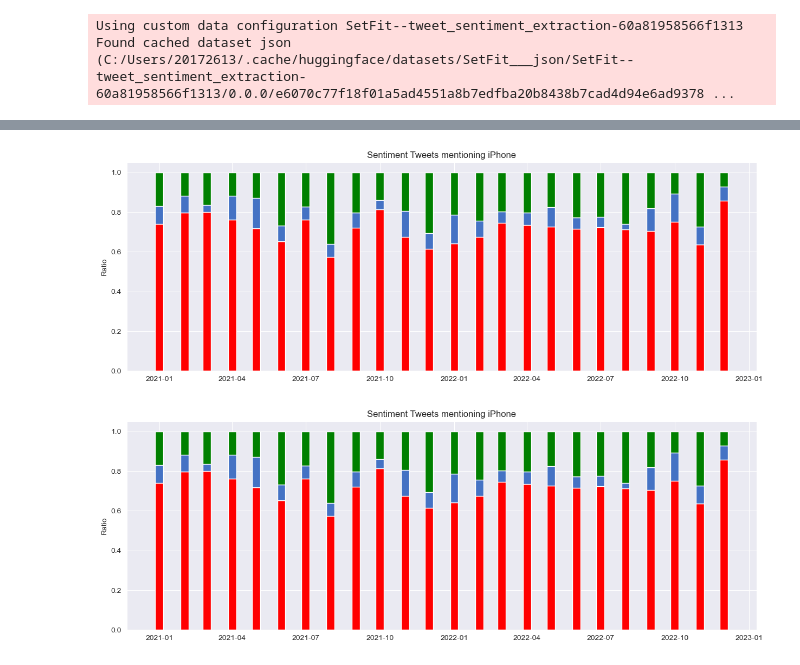
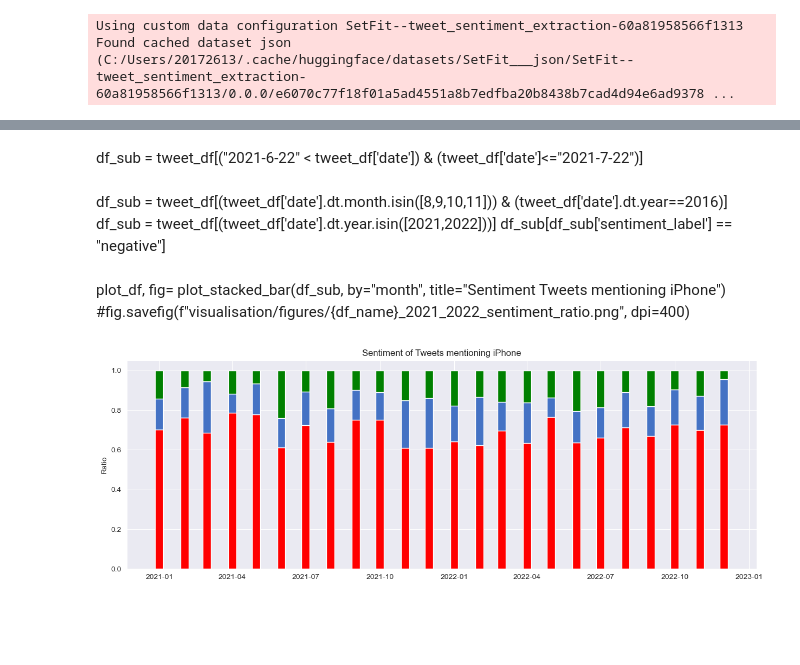
Before and after one commit to jmniederle/product-sentiment, a Jupyter notebook: demo.ipynb, the cells around one changed output, grey strips where cells are left out. Saved outputs shown, nothing was run; the diff lists cells and outputs as text; code cells hidden in the pictures; blank space fills up the shorter version.

```diff
--- a/demo.ipynb
+++ b/demo.ipynb
@@ -62,13 +36,17 @@ df_sub = tweet_df[(tweet_df['date'].dt.year.isin([2021,2022]))]
+# %% [markdown]
+df_sub = tweet_df[("2021-6-22" < tweet_df['date']) & (tweet_df['date']<="2021-7-22")]
+# %% [markdown]
+df_sub = tweet_df[(tweet_df['date'].dt.month.isin([8,9,10,11])) & (tweet_df['date'].dt.year==2016)]
+df_sub = tweet_df[(tweet_df['date'].dt.year.isin([2021,2022]))]
+df_sub[df_sub['sentiment_label'] == "negative"]
+# %% [markdown]
+plot_df, fig= plot_stacked_bar(df_sub, by="month", title="Sentiment Tweets mentioning iPhone")
+#fig.savefig(f"visualisation/figures/{df_name}_2021_2022_sentiment_ratio.png", dpi=400)
 # %%
-plot_df, fig= plot_stacked_bar(df_sub, by="month", title="Sentiment Tweets mentioning iPhone")
-fig.savefig(f"visualisation/figures/{df_name}_2021_2022_sentiment_ratio.png", dpi=400)
+plot_df, fig = plot_stacked_bar(tweet_df, by="month", title="Sentiment of Tweets mentioning iPhone")
+fig.savefig(f"visualisation/figures/{df_name}_sentiment_ratio.png", dpi=400)
 # %% [output]
-[figure, old version]
+[figure, new version]
-# %%
-plot_df, fig = plot_stacked_bar(tweet_df, by="month", title="Sentiment Tweets mentioning iPhone")
-fig.savefig(f"visualisation/figures/{df_name}_sentiment_ratio.png", dpi=400)
-# %% [output]
-[figure, removed]
 # %%
 ax = fig.get_axes()[0]
 ax.arrow(datetime.date(2021, 5, 13), 1.15, 0, -0.07, width=2.5, head_length=0.05, facecolor='r', edgecolor='black')
```
Also changed, not shown: parts of 11 cells of this notebook, 9 other files.
